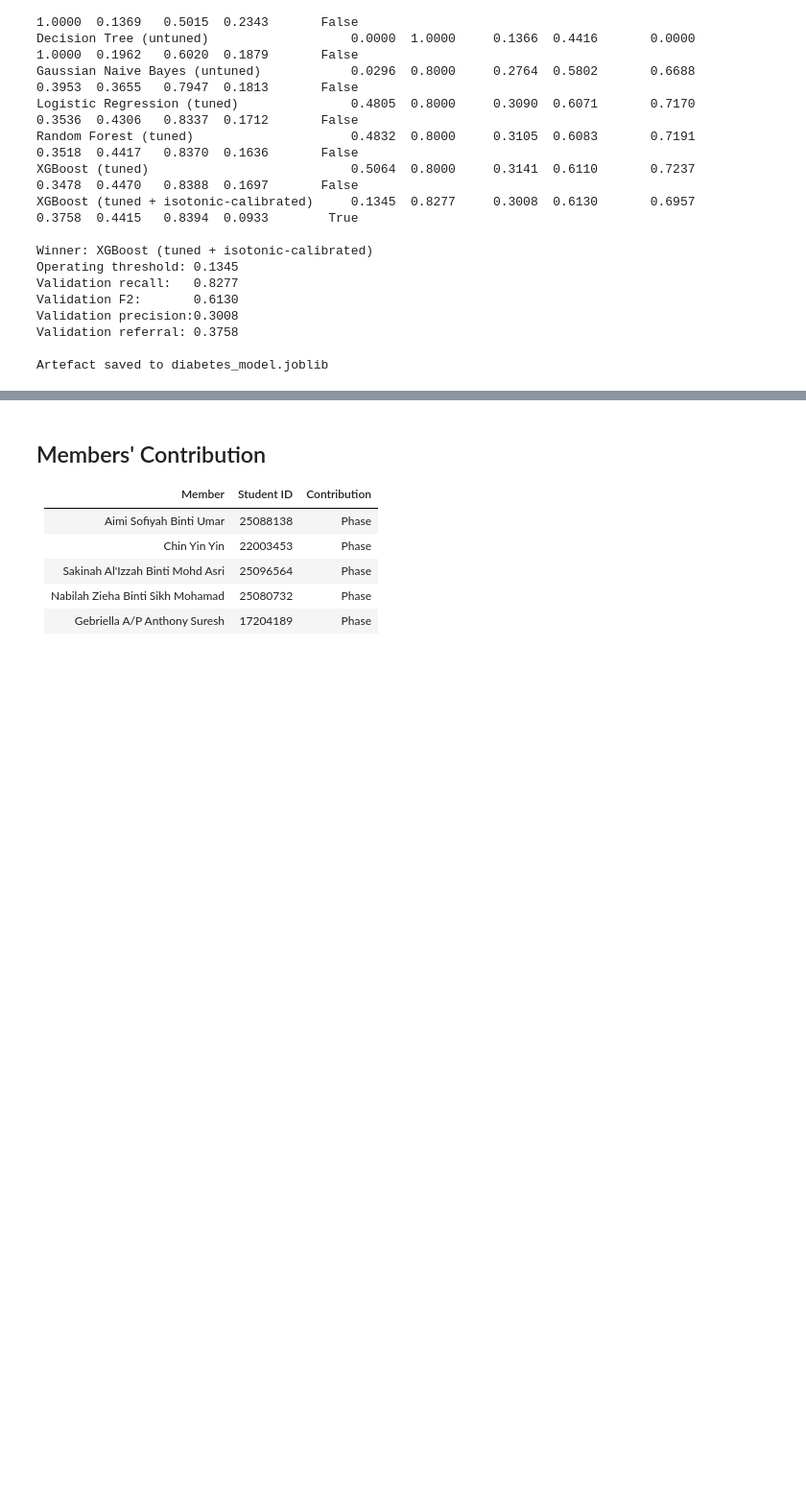
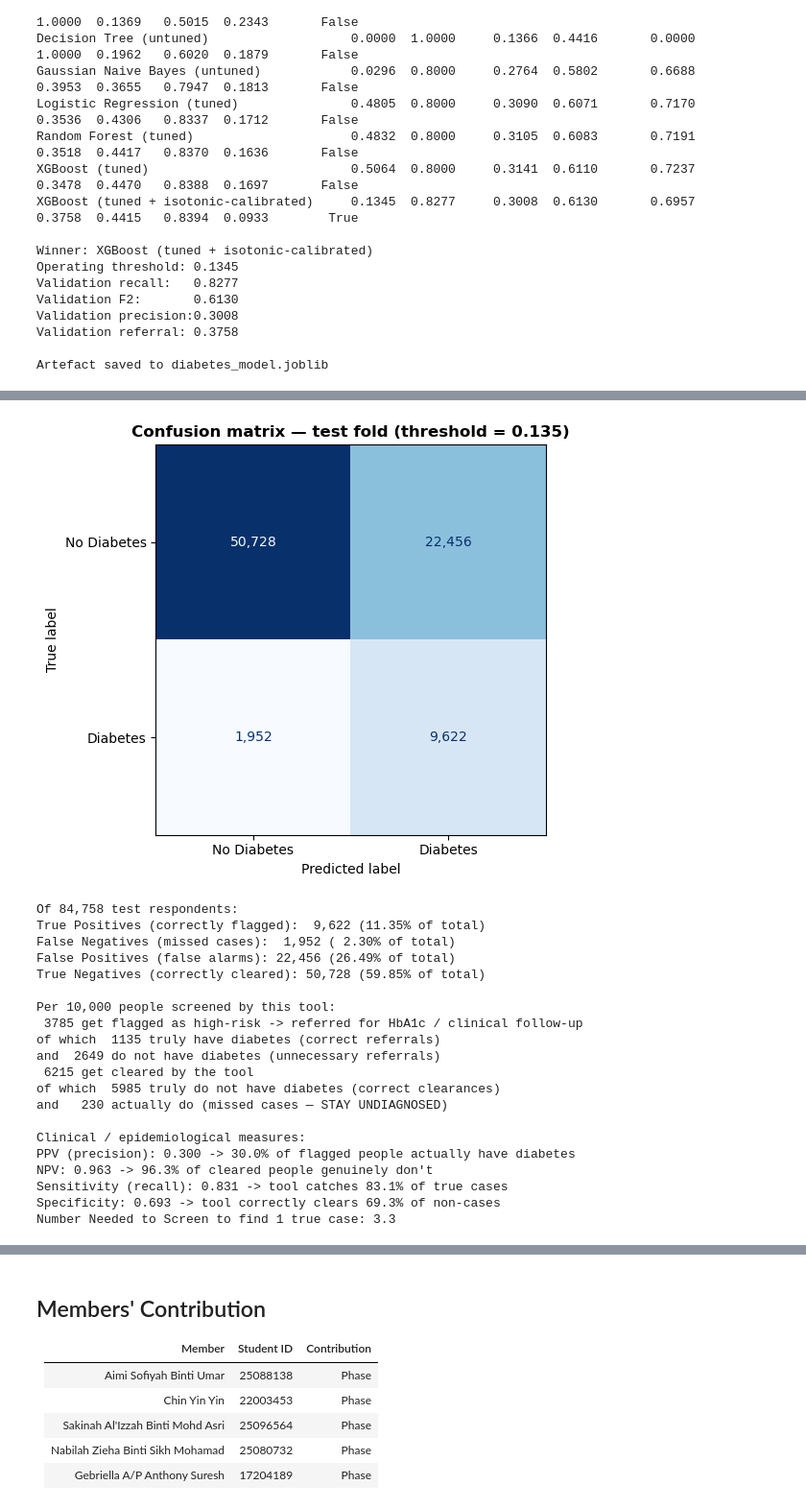
Before and after one commit to sakinahalizzah/diabetes-prediction, a Jupyter notebook: diabetes_prediction.ipynb, the cells around one changed output, grey strips where cells are left out. Shown at 96% size. Cells and saved outputs as stored; diff of their text form; code cells hidden in the pictures; blank space fills up the shorter version.

```diff
--- a/diabetes_prediction.ipynb
+++ b/diabetes_prediction.ipynb
@@ -1803,0 +1865,68 @@ Artefact saved to diabetes_model.joblib
+# %%
+from sklearn.metrics import confusion_matrix, ConfusionMatrixDisplay
+
+y_test_pred = (y_test_proba >= final_threshold).astype(int)
+cm = confusion_matrix(y_test, y_test_pred)
+tn, fp, fn, tp = cm.ravel()
+total = tn + fp + fn + tp
+
+# Visualise
+fig, ax = plt.subplots(figsize=(6, 5))
+disp = ConfusionMatrixDisplay(confusion_matrix=cm,
+                                display_labels=['No Diabetes', 'Diabetes'])
+disp.plot(ax=ax, cmap='Blues', colorbar=False, values_format=',')
+ax.set_title(f'Confusion matrix — test fold (threshold = {final_threshold:.3f})',
+             fontweight='bold')
+plt.tight_layout()
+plt.show()
+
+# Raw counts
+print(f'Of {total:,} test respondents:')
+print(f'True Positives (correctly flagged):{tp:>7,} ({tp/total*100:5.2f}% of total)')
+print(f'False Negatives (missed cases):{fn:>7,} ({fn/total*100:5.2f}% of total)')
+print(f'False Positives (false alarms):{fp:>7,} ({fp/total*100:5.2f}% of total)')
+print(f'True Negatives (correctly cleared):{tn:>7,} ({tn/total*100:5.2f}% of total)')
+
+# Per-10,000 projection
+scale = 10_000 / total
+print(f'\nPer 10,000 people screened by this tool:')
+print(f'{(tp+fp)*scale:>5.0f} get flagged as high-risk -> referred for HbA1c / clinical follow-up')
+print(f'of which {tp*scale:>5.0f} truly have diabetes (correct referrals)')
+print(f'and {fp*scale:>5.0f} do not have diabetes (unnecessary referrals)')
+print(f'{(tn+fn)*scale:>5.0f} get cleared by the tool')
+print(f'of which {tn*scale:>5.0f} truly do not have diabetes (correct clearances)')
+print(f'and {fn*scale:>5.0f} actually do (missed cases — STAY UNDIAGNOSED)')
+
+# Predictive values and yield
+ppv = tp / (tp + fp) if (tp + fp) > 0 else 0
+npv = tn / (tn + fn) if (tn + fn) > 0 else 0
+nns = (tp + fp) / tp if tp > 0 else float('inf')
+
+print(f'\nClinical / epidemiological measures:')
+print(f'PPV (precision): {ppv:.3f} -> {ppv*100:.1f}% of flagged people actually have diabetes')
+print(f'NPV: {npv:.3f} -> {npv*100:.1f}% of cleared people genuinely don\'t')
+print(f'Sensitivity (recall): {tp/(tp+fn):.3f} -> tool catches {tp/(tp+fn)*100:.1f}% of true cases')
+print(f'Specificity: {tn/(tn+fp):.3f} -> tool correctly clears {tn/(tn+fp)*100:.1f}% of non-cases')
+print(f'Number Needed to Screen to find 1 true case: {nns:.1f}')
+# %% [output]
+[figure, added]
+Of 84,758 test respondents:
+True Positives (correctly flagged):  9,622 (11.35% of total)
+False Negatives (missed cases):  1,952 ( 2.30% of total)
+False Positives (false alarms): 22,456 (26.49% of total)
+True Negatives (correctly cleared): 50,728 (59.85% of total)
+
+Per 10,000 people screened by this tool:
+ 3785 get flagged as high-risk -> referred for HbA1c / clinical follow-up
+of which  1135 truly have diabetes (correct referrals)
+and  2649 do not have diabetes (unnecessary referrals)
+ 6215 get cleared by the tool
+of which  5985 truly do not have diabetes (correct clearances)
+and   230 actually do (missed cases — STAY UNDIAGNOSED)
+
+Clinical / epidemiological measures:
+PPV (precision): 0.300 -> 30.0% of flagged people actually have diabetes
+NPV: 0.963 -> 96.3% of cleared people genuinely don't
+Sensitivity (recall): 0.831 -> tool catches 83.1% of true cases
+Specificity: 0.693 -> tool correctly clears 69.3% of non-cases
+Number Needed to Screen to find 1 true case: 3.3
```
Also changed, not shown: parts of 20 cells of this notebook.
